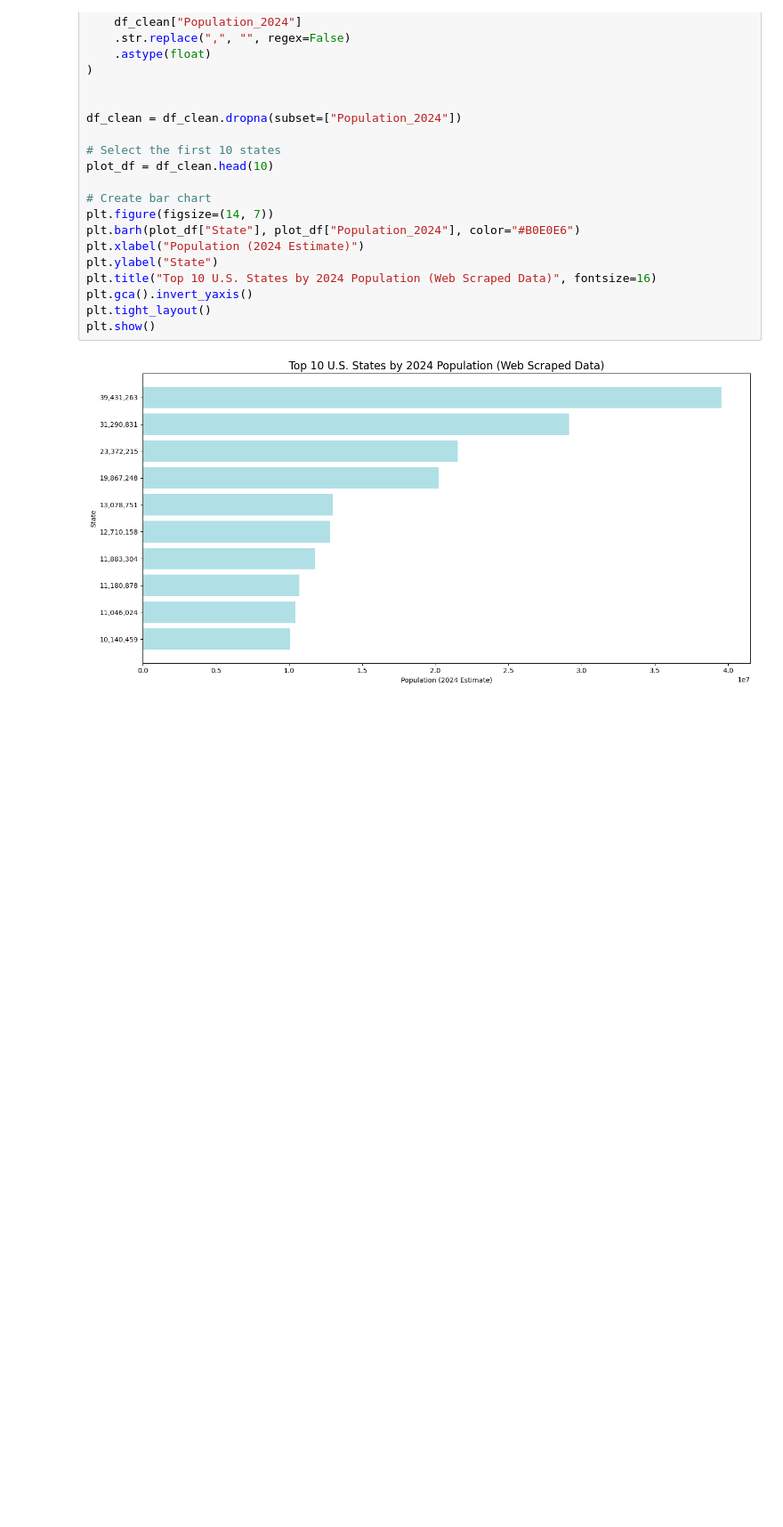
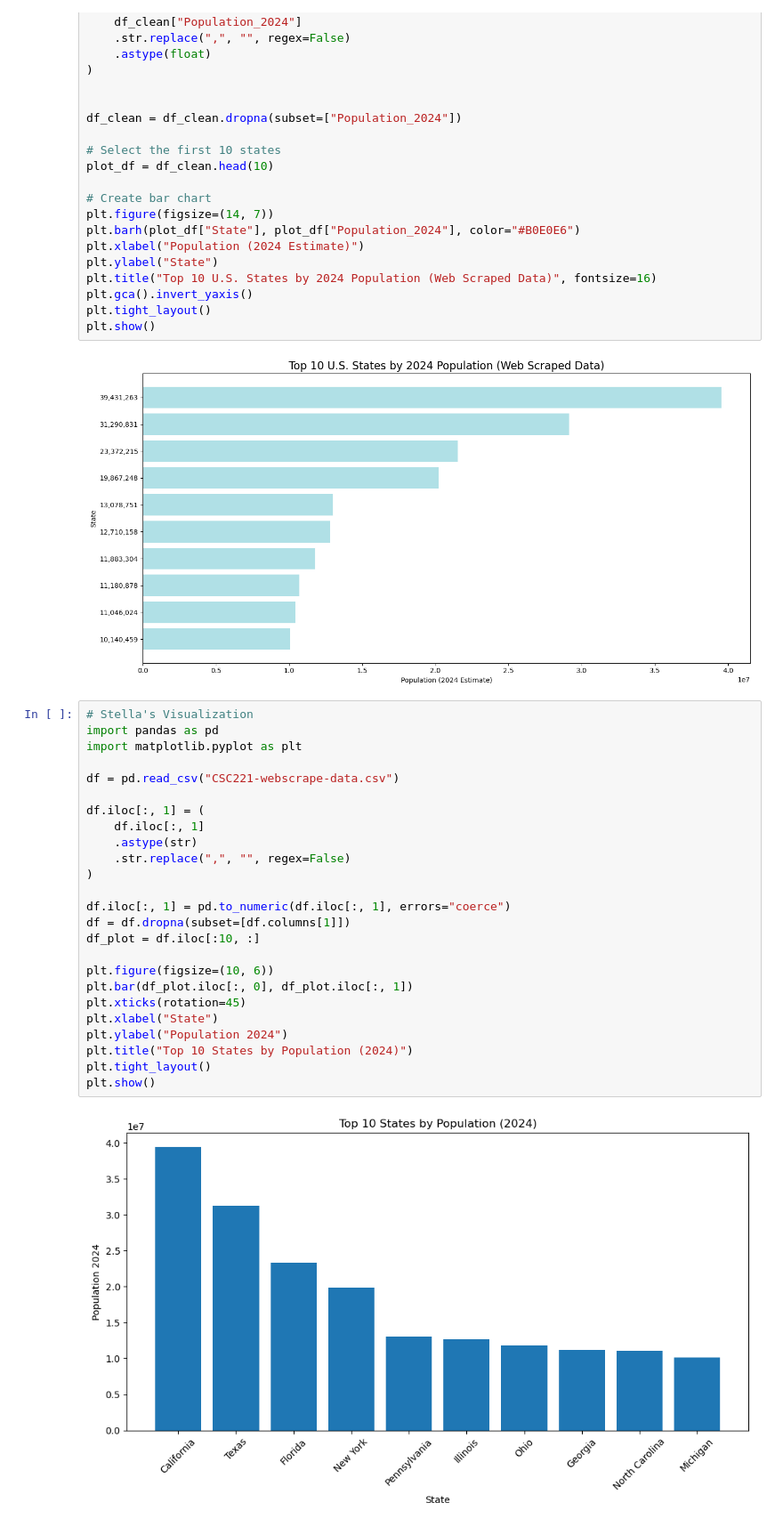
Before and after one commit to SSOliveira2/CSC221-SSOliveira2-GroupProject, a Jupyter notebook: CSC221-SSOliveira-GroupProject.ipynb, the cells around one changed output. Shown at 89% size. Cells and saved outputs as stored; diff of their text form; blank space fills up the shorter version.

```diff
--- a/CSC221-SSOliveira-GroupProject.ipynb
+++ b/CSC221-SSOliveira-GroupProject.ipynb
@@ -102,3 +102,30 @@ plt.tight_layout()
 plt.show()
 # %% [output]
 [figure]
+# %%
+# Stella's Visualization
+import pandas as pd
+import matplotlib.pyplot as plt
+
+df = pd.read_csv("CSC221-webscrape-data.csv")
+
+df.iloc[:, 1] = (
+    df.iloc[:, 1]
+    .astype(str)
+    .str.replace(",", "", regex=False)
+)
+
+df.iloc[:, 1] = pd.to_numeric(df.iloc[:, 1], errors="coerce")
+df = df.dropna(subset=[df.columns[1]])
+df_plot = df.iloc[:10, :]
+
+plt.figure(figsize=(10, 6))
+plt.bar(df_plot.iloc[:, 0], df_plot.iloc[:, 1])
+plt.xticks(rotation=45)
+plt.xlabel("State")
+plt.ylabel("Population 2024")
+plt.title("Top 10 States by Population (2024)")
+plt.tight_layout()
+plt.show()
+# %% [output]
+[figure, added]
```
